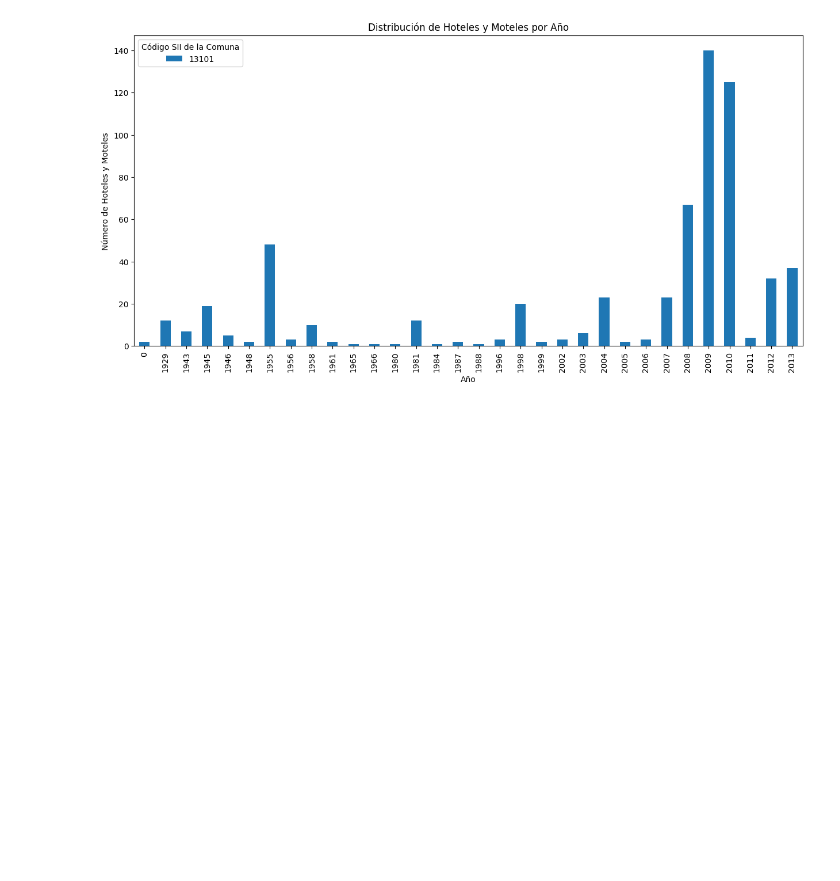
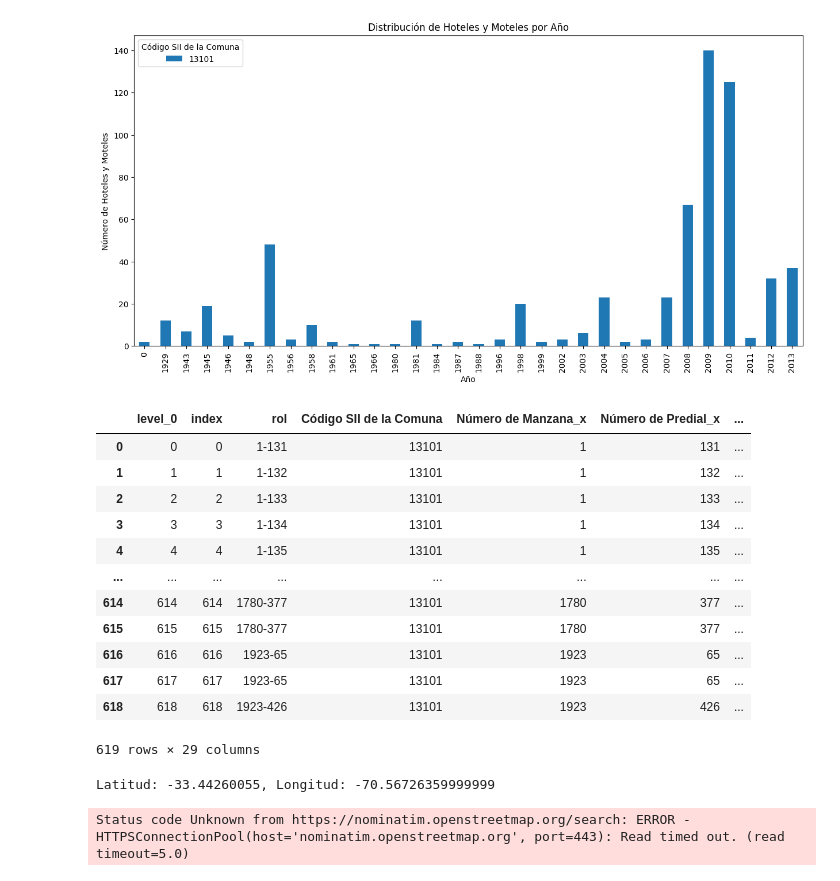
Before and after one commit to JoseFredes/modelamiento_stgo, a Jupyter notebook: sii.ipynb, the cells around one changed output. Saved outputs shown, nothing was run; the diff lists cells and outputs as text; code cells hidden in the pictures; blank space fills up the shorter version.

```diff
--- a/sii.ipynb
+++ b/sii.ipynb
@@ -222,3 +223,35 @@ plt.xlabel('Año')
 plt.show()
 # %% [output]
 [figure]
+# %%
+properties_result
+# %% [output]
+|  | level_0 | index | rol | Código SII de la Comuna | Número de Manzana_x | Número de Predial_x | ... |
+| 0 | 0 | 0 | 1-131 | 13101 | 1 | 131 | ... |
+| 1 | 1 | 1 | 1-132 | 13101 | 1 | 132 | ... |
+| 2 | 2 | 2 | 1-133 | 13101 | 1 | 133 | ... |
+| 3 | 3 | 3 | 1-134 | 13101 | 1 | 134 | ... |
+| 4 | 4 | 4 | 1-135 | 13101 | 1 | 135 | ... |
+| ... | ... | ... | ... | ... | ... | ... | ... |
+| 614 | 614 | 614 | 1780-377 | 13101 | 1780 | 377 | ... |
+| 615 | 615 | 615 | 1780-377 | 13101 | 1780 | 377 | ... |
+| 616 | 616 | 616 | 1923-65 | 13101 | 1923 | 65 | ... |
+| 617 | 617 | 617 | 1923-65 | 13101 | 1923 | 65 | ... |
+| 618 | 618 | 618 | 1923-426 | 13101 | 1923 | 426 | ... |
+619 rows × 29 columns
+# %%
+def obtener_coordenadas(input):
+    direccion = input + ", Santiago, Chile"
+    g = geocoder.osm(direccion)
+    if g.ok:
+        return g.latlng
+    else:
+        return None
+# %% [output]
+Latitud: -33.44260055, Longitud: -70.56726359999999
+# %%
+#get latitude and longitude
+properties_result['latlng'] = properties_result['Dirección o nombre del predio'].apply(obtener_coordenadas)
+properties_result['latlng']
+# %% [output]
+Status code Unknown from https://nominatim.openstreetmap.org/search: ERROR - HTTPSConnectionPool(host='nominatim.openstreetmap.org', port=443): Read timed out. (read timeout=5.0)
```
Also changed, not shown: parts of 3 cells of this notebook.
